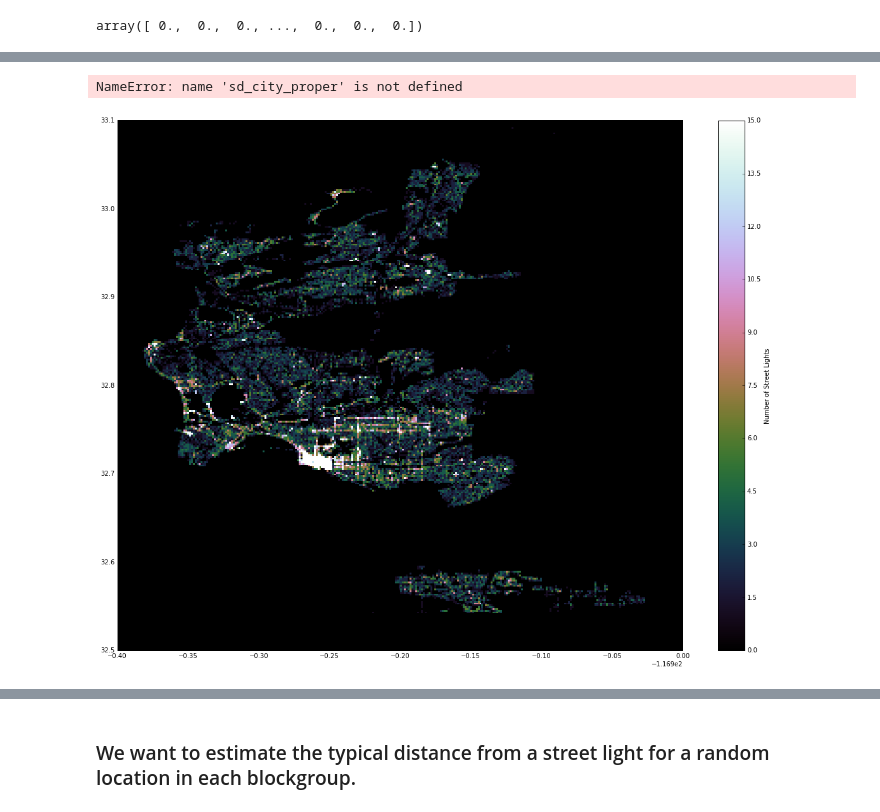
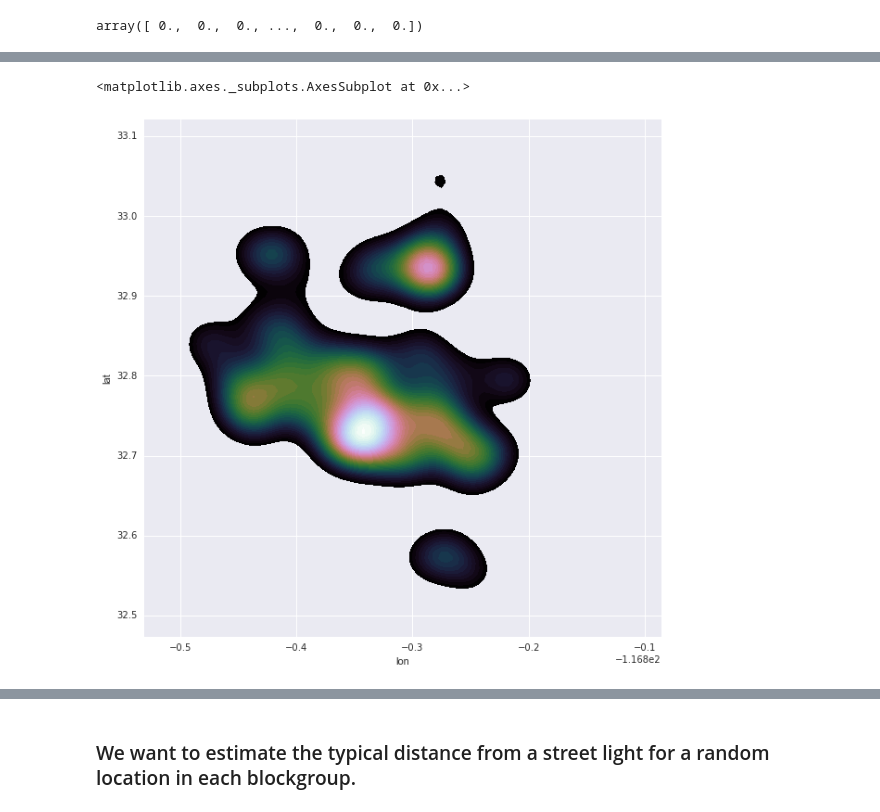
Before and after one commit to katiesch/insight2016, a Jupyter notebook: streetlight_density.ipynb, the cells around one changed output, grey strips where cells are left out. Cells and saved outputs as stored; diff of their text form; code cells hidden in the pictures.

```diff
--- a/streetlight_density.ipynb
+++ b/streetlight_density.ipynb
@@ -224,25 +231,0 @@ plt.xlim(-117.31,-116.85)
-# %%
-fig,ax = plt.subplots(1,1, figsize=(20,15))
-
-plt.hist2d(sl_record['lon'], sl_record['lat'], bins=(300,300), cmap='cubehelix', vmax=15,
-          range=([-117.3,-116.9], [32.5, 33.1]))
-plt.colorbar(label='Number of Street Lights')
-
-patches = []
-#for i in range(0,len(ct_info)):
-for i in range(0,len(sdcounty_index)):
-    #if (len(np.where(sd_city_proper['tract'] == ct_info.loc[i, 'tract'])[0])>0):
-    #    barf = pd.DataFrame(ct_shapes[i].points)
-    if (len(np.where(sd_city_proper['tract'] == sdcounty.loc[sdcounty_index[i], 'tract'])[0])>0):
-        barf = pd.DataFrame(shapes[sdcounty_index[i]].points)
-        poly = plt.Polygon(barf[[0,1]], fc='none', ec='r', alpha=0.5, lw=0.6, zorder=3)
-        patches.append(poly)
-        plt.gca().add_patch(poly)
-
-
-plt.axis('scaled')
-plt.ylim(32.5, 33.1)
-plt.xlim(-117.3, -116.9)
-# %% [output]
-NameError: name 'sd_city_proper' is not defined
-[figure, removed]
@@ -248,0 +234,7 @@ NameError: name 'sd_city_proper' is not defined
+# %%
+f, ax = plt.subplots(figsize=(10, 10))
+sns.kdeplot(sl_record.loc[0:1000,'lon'], sl_record.loc[0:1000,'lat'],
+            cmap='cubehelix', n_levels=50, shade=True, shade_lowest=False, zorder=2, vmin=5)
+# %% [output]
+<matplotlib.axes._subplots.AxesSubplot at 0x...>
+[figure, added]
```
Also changed, not shown: parts of 4 cells of this notebook.
